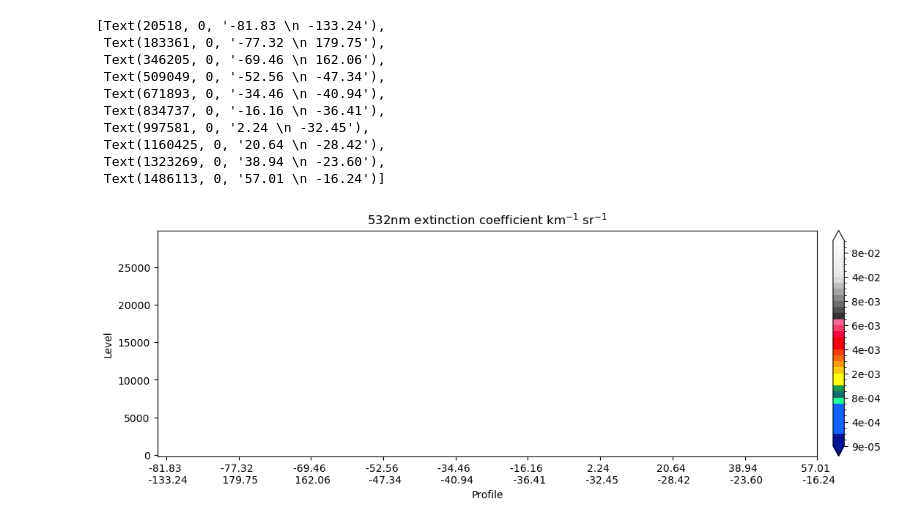
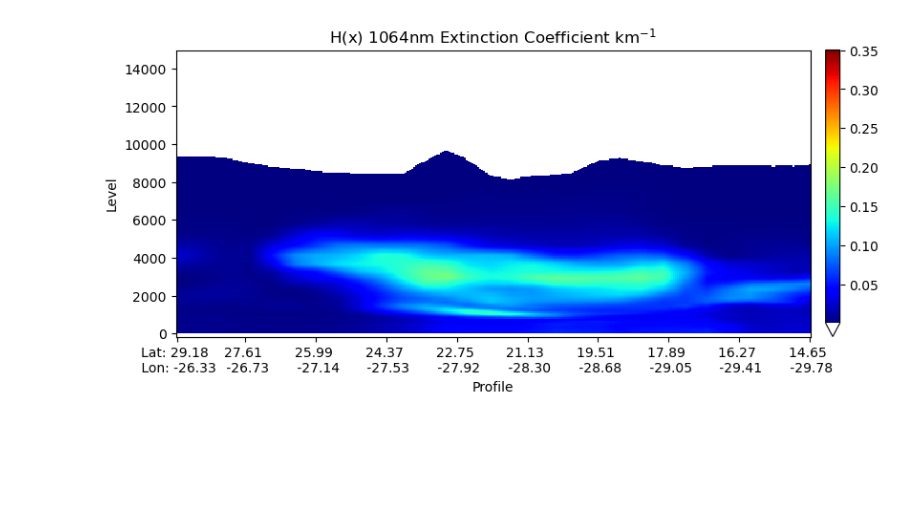
Before and after one commit to weiwilliam/swei_Notebooks, a Jupyter notebook: plotIODA_CALIOP_plot.ipynb, the cells around one changed output. Saved outputs shown, nothing was run; the diff lists cells and outputs as text; code cells hidden in the pictures; blank space fills up the shorter version.

```diff
--- a/plotIODA_CALIOP_plot.ipynb
+++ b/plotIODA_CALIOP_plot.ipynb
@@ -156,29 +151,0 @@ p.axes.set_xticklabels(xstrs)
-# %%
-p = plot_ds['obsv'].sel(Channel=1).plot(
-    x='Profile',
-    cmap=color_map,
-    levels=caliop_bound_flt_lst,
-    size=4,
-    aspect=3.5,
-    add_colorbar=True,
-    cbar_kwargs={
-        'format': "%.e",
-        'label': None,
-        'pad': 0.02
-    },
-)
-p.axes.set_title(r'532nm extinction coefficient km$^{-1}$ sr$^{-1}$')
-p.axes.set_xticks(xvals)
-p.axes.set_xticklabels(xstrs)
-# %% [output]
-[Text(20518, 0, '-81.83 \n -133.24'),
- Text(183361, 0, '-77.32 \n 179.75'),
- Text(346205, 0, '-69.46 \n 162.06'),
- Text(509049, 0, '-52.56 \n -47.34'),
- Text(671893, 0, '-34.46 \n -40.94'),
- Text(834737, 0, '-16.16 \n -36.41'),
- Text(997581, 0, '2.24 \n -32.45'),
- Text(1160425, 0, '20.64 \n -28.42'),
- Text(1323269, 0, '38.94 \n -23.60'),
- Text(1486113, 0, '57.01 \n -16.24')]
-[figure, removed]
@@ -186,0 +152,22 @@ p.figure.savefig('caliop_l1b_hofx.png', dpi=300)
+# %%
+p = plot_ds.hofx.sel(Channel=1).plot(
+    x='Profile',
+    cmap=cmap,
+    vmin=0.001,
+    vmax=0.35,
+    size=4,
+    aspect=3.5,
+    add_colorbar=True,
+    cbar_kwargs={
+        # 'format': "%.e",
+        'label': None,
+        'pad': 0.02
+    },
+)
+set_size(8, 3, l=0.1, b=0.1, t=0.9, r=1.)
+p.axes.set_title(r'H(x) 1064nm Extinction Coefficient km$^{-1}$')
+p.axes.set_xticks(xvals)
+p.axes.set_xticklabels(xstrs)
+p.figure.savefig(f'{savedir}/hofx1064.png', dpi=600)
+# %% [output]
+[figure, added]
```
Also changed, not shown: parts of 28 cells of this notebook.
